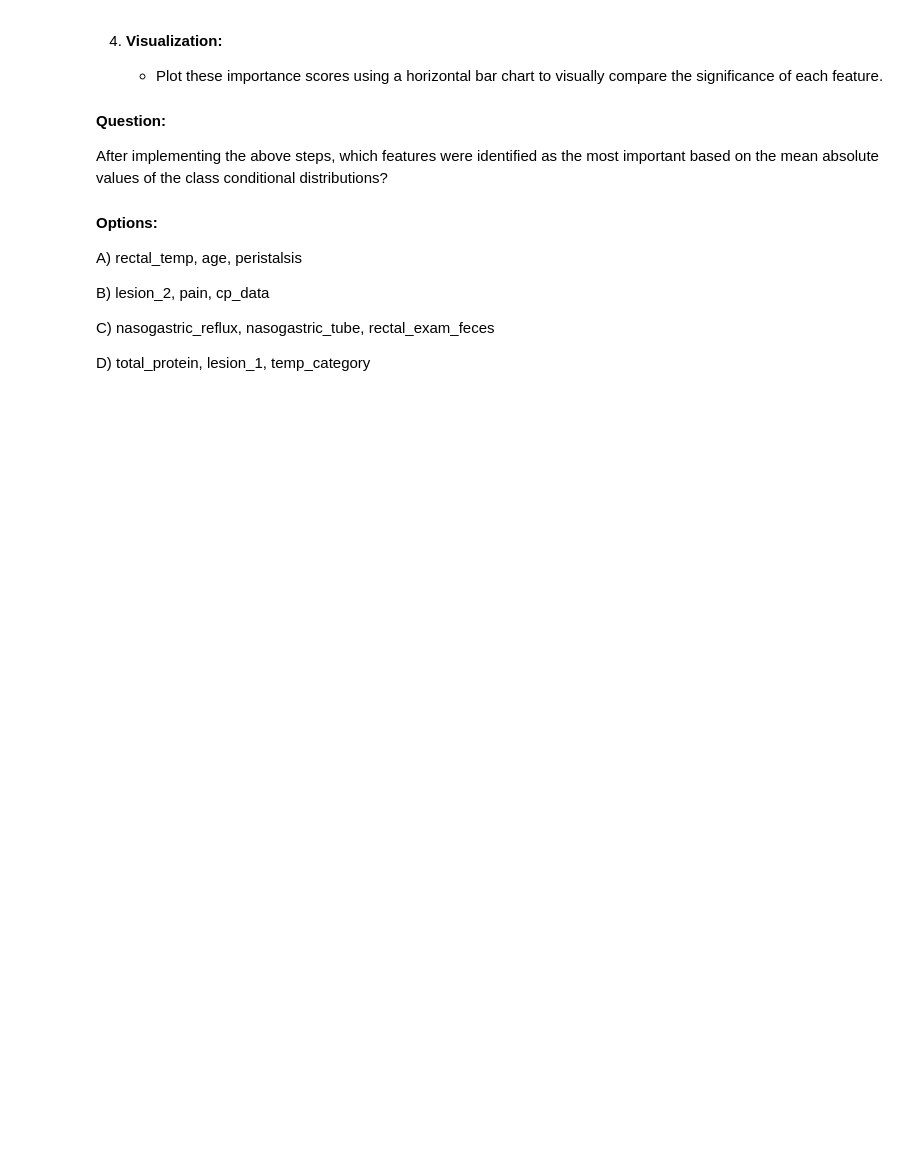
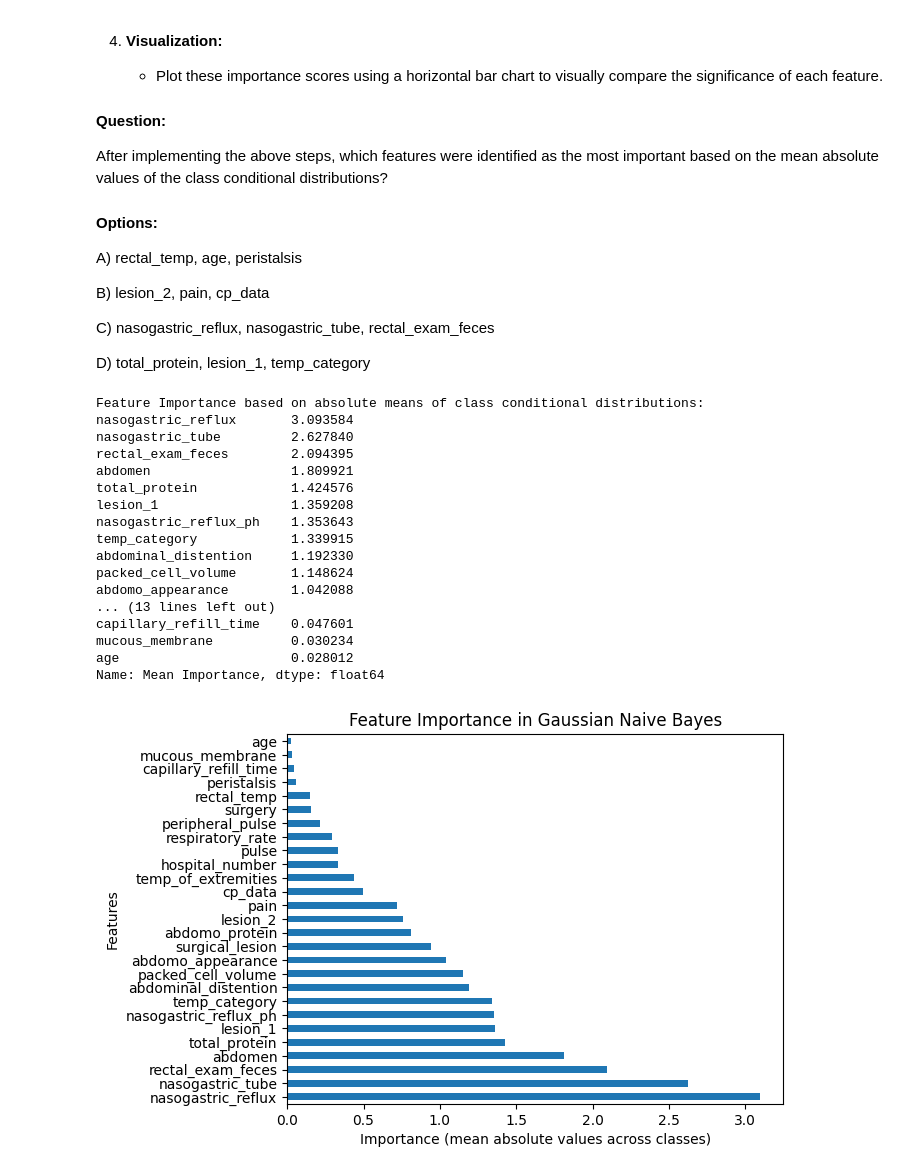
Before and after one commit to piyush1856/machine-learning-algorithms, a Jupyter notebook: 11_naive_bayes/Naive_Bayes_Case_Study.ipynb, the cells around one changed output. Cells and saved outputs as stored; diff of their text form; code cells hidden in the pictures; blank space fills up the shorter version.

```diff
--- a/11_naive_bayes/Naive_Bayes_Case_Study.ipynb
+++ b/11_naive_bayes/Naive_Bayes_Case_Study.ipynb
@@ -643,21 +645,21 @@ C) Lived
 
 D) All categories have nearly identical recall
 # %%
-from sklearn.______ import GaussianNB  # TODO: Import the Gaussian Naive Bayes classifier.
-from sklearn._____ import classification_report, confusion_matrix  # TODO: Import necessary functions for evaluation.
+from sklearn.naive_bayes  import GaussianNB  # TODO: Import the Gaussian Naive Bayes classifier.
+from sklearn.metrics  import classification_report, confusion_matrix  # TODO: Import necessary functions for evaluation.
 
 # Encoding the 'outcome' variable
 outcome_map = {'died': 0, 'euthanized': 1, 'lived': 2}
-y_train_encoded = y_train.___(outcome_map)  # TODO: Apply the mapping to the 'y_train' series.
-y_test_encoded = y_test.____(outcome_map)  # TODO: Apply the mapping to the 'y_test' series.
+y_train_encoded = y_train.map(outcome_map)  # TODO: Apply the mapping to the 'y_train' series.
+y_test_encoded = y_test.map(outcome_map)  # TODO: Apply the mapping to the 'y_test' series.
 
 # Initialize and train Gaussian Naive Bayes classifier
 model = GaussianNB()
-model.____(X_train, _____)  # TODO: Fit the model using the training data.
+model.fit(X_train, y_train_encoded)  # TODO: Fit the model using the training data.
 
 # Predict on the test set
-y_pred = model.____(X_test)  # TODO: Make predictions using the test data.
+y_pred = model.predict(X_test)  # TODO: Make predictions using the test data.
 
 # Generate the classification report
-report = classification_report(_____, ____, target_names=['Died', 'Euthanized', 'Lived'])  # TODO: Provide the correct variables to generate the classification report.
+report = classification_report(y_test_encoded, y_pred, target_names=['Died', 'Euthanized', 'Lived'])  # TODO: Provide the correct variables to generate the classification report.
 print(report)
@@ -794,20 +819,20 @@ C) Alpha = 0.5, Accuracy = 75%
 
 D) Alpha = 0.3, Accuracy = 53%
 # %%
-from sklearn.____ import GridSearchCV  # TODO: Import the necessary class for optimizing hyperparameters.
+from sklearn.model_selection  import GridSearchCV  # TODO: Import the necessary class for optimizing hyperparameters.
 import numpy as np
 
 # Define a range of alpha values to test
 alpha_range = np.linspace(0.0, 1.0, 11)
 
 # Setup GridSearchCV to find the best alpha
-param_grid = {'_____': alpha_range}  # TODO: Specify the parameter name for Laplace smoothing in GaussianNB.
+param_grid = {'var_smoothing': alpha_range}  # TODO: Specify the parameter name for Laplace smoothing in GaussianNB.
 gnb = GaussianNB()
-clf = GridSearchCV(____, param_grid, ___=5, ____='f1_weighted')  # TODO: Fill in the GridSearchCV constructor with the correct model and parameters.
-clf.____(X_train, y_train)  # TODO: Fit the GridSearchCV to the training data.
+clf = GridSearchCV(gnb, param_grid, cv=5, scoring='f1_weighted')  # TODO: Fill in the GridSearchCV constructor with the correct model and parameters.
+clf.fit(X_train, y_train)  # TODO: Fit the GridSearchCV to the training data.
 
 # Best alpha and its score
-best_alpha = clf.best_params_[_____]  # TODO: Extract the best alpha value from clf.
+best_alpha = clf.best_params_['var_smoothing']  # TODO: Extract the best alpha value from clf.
 best_score = clf.best_score_  # TODO: Extract the best score from clf.
 print(f"Best alpha: {best_alpha}")
 print(f"Best scoring f1_weighted: {best_score:.2f}")
@@ -931,26 +959,45 @@ C) nasogastric_reflux, nasogastric_tube, rectal_exam_feces
 D) total_protein, lesion_1, temp_category
 # %%
 # Train the Gaussian Naive Bayes model
-model = GaussianNB(______ = 0.3) # TODO: Set the smoothing parameter to 0.3.
+model = GaussianNB(var_smoothing = 0.3) # TODO: Set the smoothing parameter to 0.3.
 model.fit(X_train, y_train)
 
 # TODO: Use the appropriate numpy function to calculate the absolute values of the means
-feature_importances = np.___(model._____)   # TODO: Access the attribute that stores the class conditional means.
+feature_importances = np.abs(model.theta_)   # TODO: Access the attribute that stores the class conditional means.
 
 # Create a DataFrame to view these importances
 importance_df = pd.DataFrame(feature_importances, columns=X.columns)
 
 # Summing the importances across classes to get an overall importance score for each feature
-importance_df.loc['Mean Importance'] = importance_df.____(axis=0)  # TODO: Aggregate the means to get a single importance score per feature
-sorted_importance = importance_df.loc['Mean Importance']._______(ascending=False)   # TODO: Sort the features based on importance
+importance_df.loc['Mean Importance'] = importance_df.mean(axis=0)  # TODO: Aggregate the means to get a single importance score per feature
+sorted_importance = importance_df.loc['Mean Importance'].sort_values(ascending=False)   # TODO: Sort the features based on importance
 
 print("Feature Importance based on absolute means of class conditional distributions:")
 print(sorted_importance)
 
 # Optionally, visualize these importances
 import matplotlib.pyplot as plt
 sorted_importance.plot(kind='barh')
 plt.title('Feature Importance in Gaussian Naive Bayes')
 plt.ylabel('Features')
 plt.xlabel('Importance (mean absolute values across classes)')
 plt.show()
+# %% [output]
+Feature Importance based on absolute means of class conditional distributions:
+nasogastric_reflux       3.093584
+nasogastric_tube         2.627840
+rectal_exam_feces        2.094395
+abdomen                  1.809921
+total_protein            1.424576
+lesion_1                 1.359208
+nasogastric_reflux_ph    1.353643
+temp_category            1.339915
+abdominal_distention     1.192330
+packed_cell_volume       1.148624
+abdomo_appearance        1.042088
+... (13 lines left out)
+capillary_refill_time    0.047601
+mucous_membrane          0.030234
+age                      0.028012
+Name: Mean Importance, dtype: float64
+[figure, added]
```
Also changed, not shown: parts of 6 cells of this notebook.
